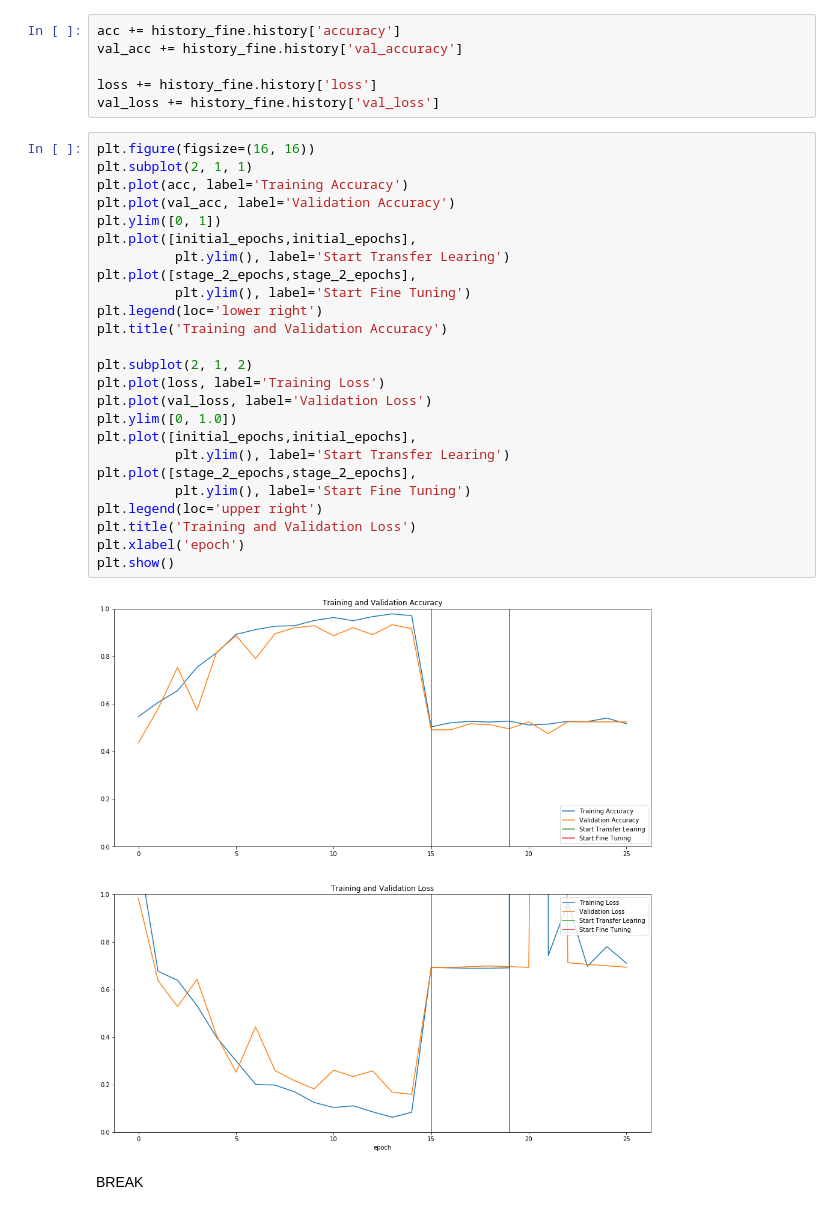
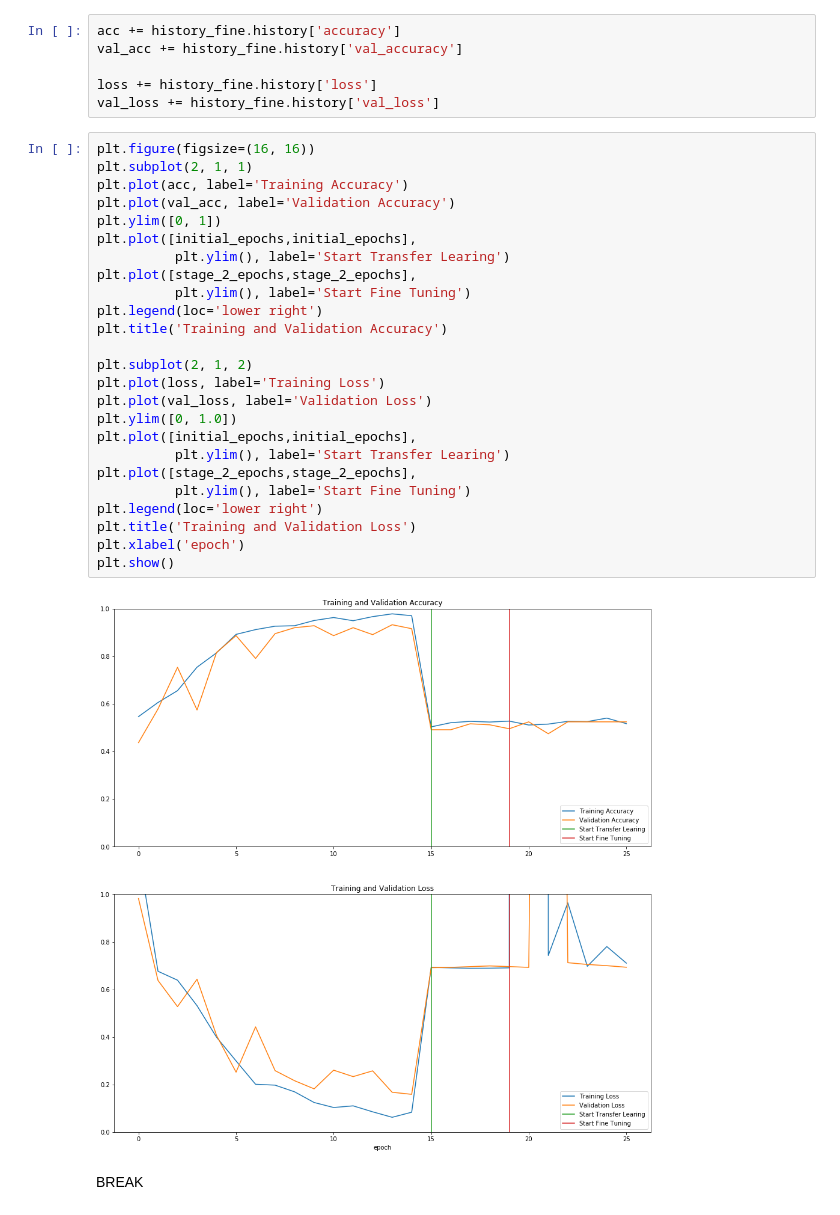
Before and after one commit to EveMyadzePike/Lets_Stop_Wildfires_Hackathon, a Jupyter notebook: Copy_of_Proj_3_WF_TL_4.ipynb, the cells around one changed output. Saved outputs shown, nothing was run; the diff lists cells and outputs as text.

```diff
--- a/Copy_of_Proj_3_WF_TL_4.ipynb
+++ b/Copy_of_Proj_3_WF_TL_4.ipynb
@@ -538,29 +538,29 @@ val_loss += history_fine.history['val_loss']
 # %%
 plt.figure(figsize=(16, 16))
 plt.subplot(2, 1, 1)
 plt.plot(acc, label='Training Accuracy')
 plt.plot(val_acc, label='Validation Accuracy')
 plt.ylim([0, 1])
 plt.plot([initial_epochs,initial_epochs],
           plt.ylim(), label='Start Transfer Learing')
 plt.plot([stage_2_epochs,stage_2_epochs],
           plt.ylim(), label='Start Fine Tuning')
 plt.legend(loc='lower right')
 plt.title('Training and Validation Accuracy')
 
 plt.subplot(2, 1, 2)
 plt.plot(loss, label='Training Loss')
 plt.plot(val_loss, label='Validation Loss')
 plt.ylim([0, 1.0])
 plt.plot([initial_epochs,initial_epochs],
           plt.ylim(), label='Start Transfer Learing')
 plt.plot([stage_2_epochs,stage_2_epochs],
           plt.ylim(), label='Start Fine Tuning')
-plt.legend(loc='upper right')
+plt.legend(loc='lower right')
 plt.title('Training and Validation Loss')
 plt.xlabel('epoch')
 plt.show()
 # %% [output]
-[figure, old version]
+[figure, new version]
 # %% [markdown]
 BREAK
```
